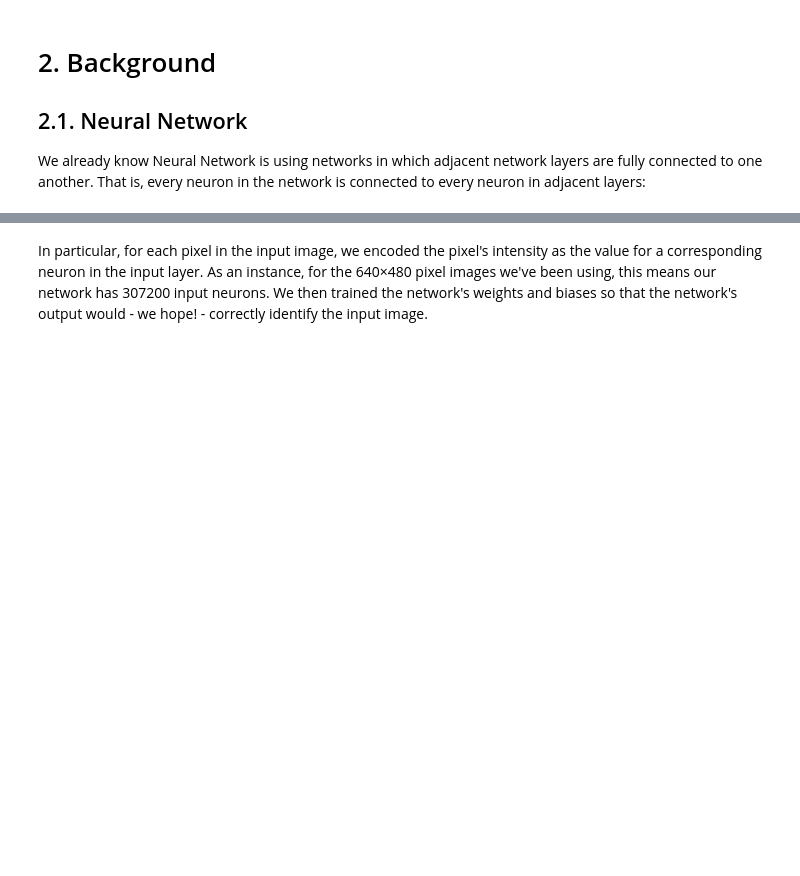
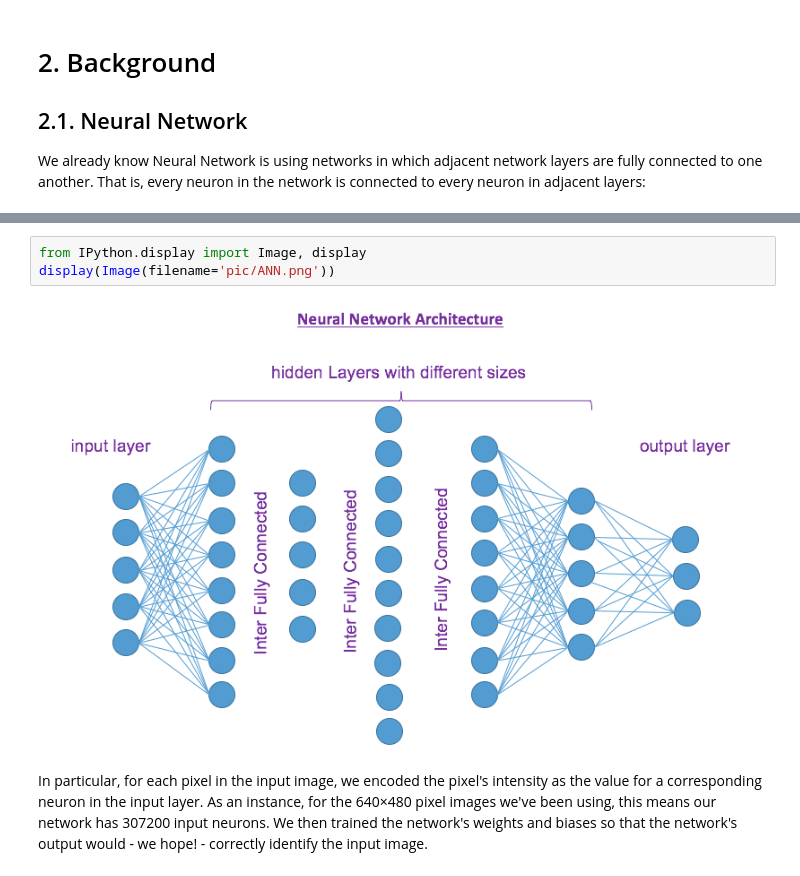
Before and after one commit to cloudandbigdatalab/Big-Data-Machine-Learning-Doc, a Jupyter notebook: Raw/Ali/CNN_tf.ipynb, the cells around one changed output, grey strips where cells are left out. Cells and saved outputs as stored; diff of their text form; blank space fills up the shorter version.

Commit message:
Image

```diff
--- a/Raw/Ali/CNN_tf.ipynb
+++ b/Raw/Ali/CNN_tf.ipynb
@@ -55,6 +55,11 @@ The report is currently in beta. I welcome notification of typos, bugs, minor er
 We already know Neural Network is using networks in which adjacent network layers are fully connected to one another. That is, every neuron in the network is connected to every neuron in adjacent layers:
 # %% [markdown]
 ![eximage](http://localhost:7777/files/Big-Data-Machine-Learning-Doc/Raw/Ali/pic/ANN.png)
+# %%
+from IPython.display import Image, display
+display(Image(filename='pic/ANN.png'))
+# %% [output]
+[figure, added]
 # %% [markdown]
 In particular, for each pixel in the input image, we encoded the pixel's intensity as the value for a corresponding neuron in the input layer. As an instance, for the 640×480 pixel images we've been using, this means our network has 307200 input neurons. We then trained the network's weights and biases so that the network's output would - we hope! - correctly identify the input image.
 # %% [markdown]
```
Also changed, not shown: parts of 16 cells of this notebook.
